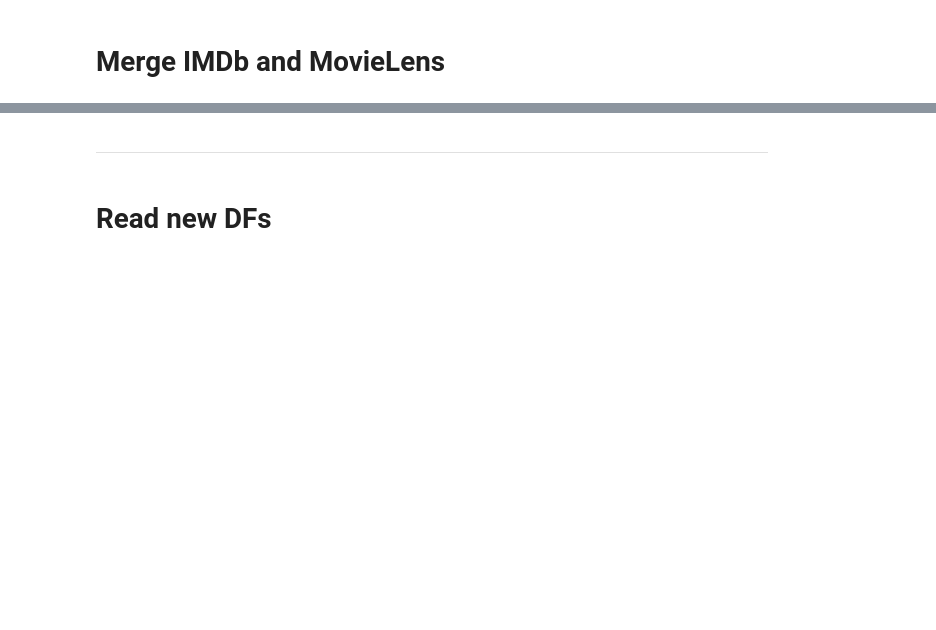
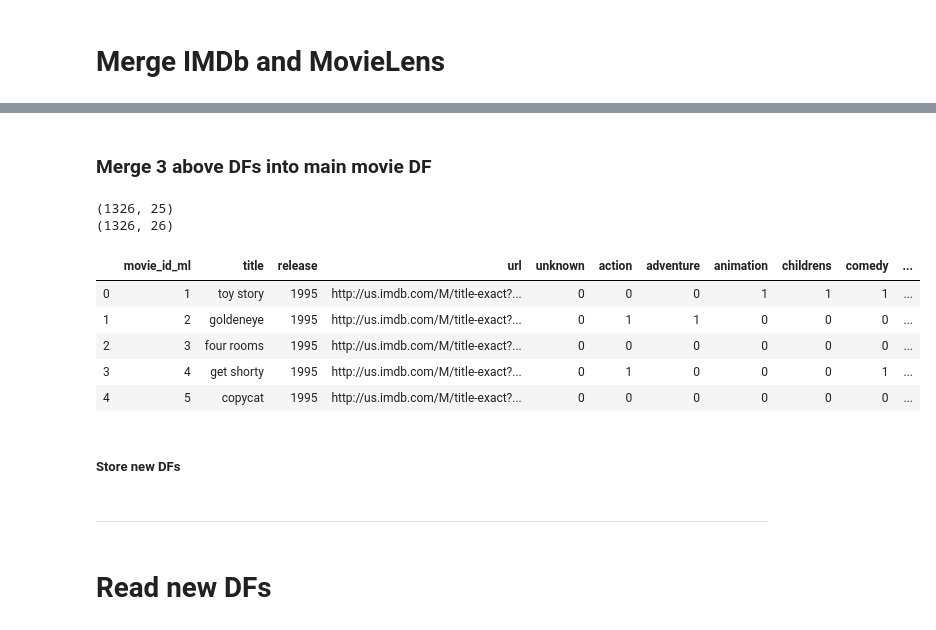
Before and after one commit to Movinder/movielens-imdb-exploration, a Jupyter notebook: data_analysis.ipynb, the cells around one changed output, grey strips where cells are left out. Cells and saved outputs as stored; diff of their text form; code cells hidden in the pictures; blank space fills up the shorter version.

Commit message:
add full df with features as dicts

```diff
--- a/data_analysis.ipynb
+++ b/data_analysis.ipynb
@@ -667,0 +438,3 @@ df_users.to_csv("data/users.csv", sep=',')
+# %%
+df_movies = pd.merge(df_ML_movies, df_IMDb_movies, on=["title", "release"])
+movie_ids = list(df_movies.movie_id.unique())
@@ -667,0 +469,6 @@ df_users.to_csv("data/users.csv", sep=',')
+# %%
+df_movie_keyword = pd.merge(df_movie_keywords[df_movie_keywords.movie_id.isin(movie_ids)],
+                            df_keywords,
+                            on="keyword_id")
+df_movie_keyword = df_movie_keyword.groupby("movie_id")["keyword"].apply(list).reset_index()
+df_movie_keyword.tail()
@@ -667,0 +484,11 @@ df_users.to_csv("data/users.csv", sep=',')
+# %%
+df_movie_cast = pd.merge(df_cast[df_cast.movie_id.isin(movie_ids)],
+                         df_people,
+                         on="person_id")
+df_movie_cast = pd.merge(df_movie_cast,
+                         df_roles,
+                         on="role_id")
+df_movie_cast.head()
+df_movie_cast = df_movie_cast.groupby("movie_id")[["cast_id", "person_id", "cast_name", "cast_gender", "cast_role"]].apply(lambda x: x.T.to_dict().values()).reset_index()
+df_movie_cast.rename(columns={0: "cast"}, inplace=True)
+df_movie_cast.tail()
@@ -667,0 +504,9 @@ df_users.to_csv("data/users.csv", sep=',')
+# %%
+# df_movie_companies, df_companies
+df_movie_company = pd.merge(df_movie_companies[df_movie_companies.movie_id.isin(movie_ids)],
+                              df_companies,
+                              on="company_id")
+
+df_movie_company = df_movie_company.groupby("movie_id")[["company_id", "name", "country", "note"]].apply(lambda x: x.T.to_dict().values()).reset_index()
+df_movie_company.rename(columns={0: "company"}, inplace=True)
+df_movie_company.tail()
@@ -667,0 +520,20 @@ df_users.to_csv("data/users.csv", sep=',')
+# %% [markdown]
+### Merge 3 above DFs into main movie DF
+# %%
+df = pd.merge(df_movies, df_movie_keyword, on="movie_id")
+print(df.shape)
+df = pd.merge(df, df_movie_cast, on="movie_id")
+print(df.shape)
+df = pd.merge(df, df_movie_company, on="movie_id")
+df.head()
+# %% [output]
+(1326, 25)
+(1326, 26)
+|  | movie_id_ml | title | release | url | unknown | action | adventure | animation | childrens | comedy | ... |
+| 0 | 1 | toy story | 1995 | http://us.imdb.com/M/title-exact?... | 0 | 0 | 0 | 1 | 1 | 1 | ... |
+| 1 | 2 | goldeneye | 1995 | http://us.imdb.com/M/title-exact?... | 0 | 1 | 1 | 0 | 0 | 0 | ... |
+| 2 | 3 | four rooms | 1995 | http://us.imdb.com/M/title-exact?... | 0 | 0 | 0 | 0 | 0 | 0 | ... |
+| 3 | 4 | get shorty | 1995 | http://us.imdb.com/M/title-exact?... | 0 | 1 | 0 | 0 | 0 | 1 | ... |
+| 4 | 5 | copycat | 1995 | http://us.imdb.com/M/title-exact?... | 0 | 0 | 0 | 0 | 0 | 0 | ... |
+# %% [markdown]
+##### Store new DFs
```
Also changed, not shown: parts of 56 cells of this notebook.
